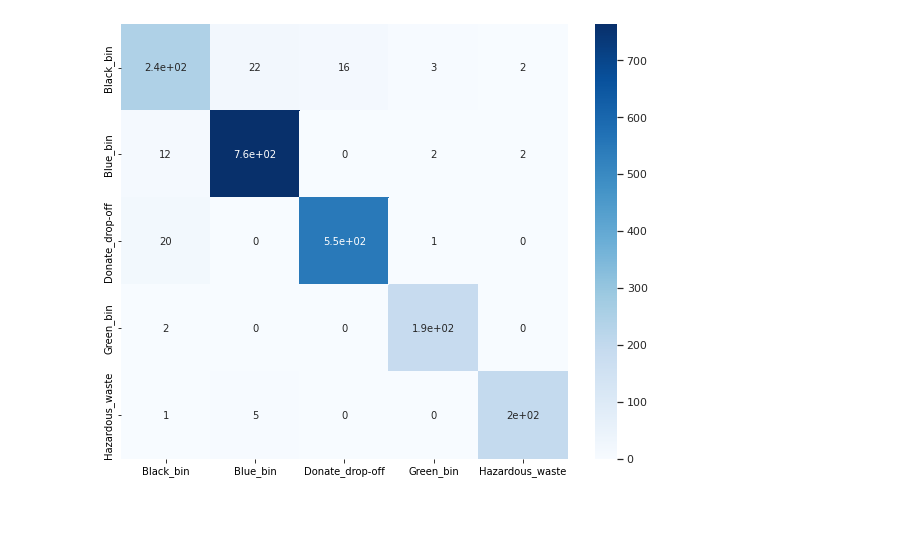
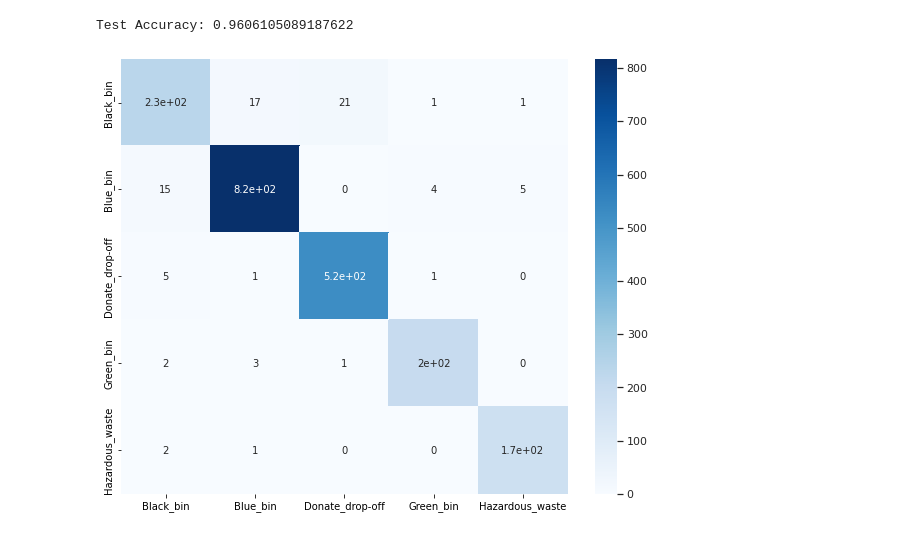
Before and after one commit to williamfrankholland/MMAI-Deep-Learning, a Jupyter notebook: colab/Waste_Classification_DenseNet121_Kevin_cat5.ipynb, the cells around one changed output. Saved outputs shown, nothing was run; the diff lists cells and outputs as text; code cells hidden in the pictures.

```diff
--- a/colab/Waste_Classification_DenseNet121_Kevin_cat5.ipynb
+++ b/colab/Waste_Classification_DenseNet121_Kevin_cat5.ipynb
@@ -44,7 +56,7 @@ Found 10157 files belonging to 5 classes.
 # %%
-# Function to create a train, val, test split from a data set object
-def get_dataset_partitions_tf(ds, ds_size, train_split=0.5, val_split=0.3, test_split=0.2, shuffle=True, shuffle_size=10000, batch_size=32):
-    assert (train_split + test_split + val_split) == 1
+# Function to create a train and val split from a data set object
+def get_dataset_partitions_tf(ds, ds_size, train_split=0.625, val_split=0.375, shuffle=True, shuffle_size=10000, batch_size=32):
+    assert (train_split + val_split) == 1
 
     if shuffle:
         # Specify seed to always have the same split distribution between runs
@@ -56,20 +68,22 @@ def get_dataset_partitions_tf(ds, ds_size, train_split=0.5, val_split=0.3, test_
 
     train_ds = ds.take(train_size).batch(batch_size)
     val_ds = ds.skip(train_size).take(val_size).batch(batch_size)
-    test_ds = ds.skip(train_size).skip(val_size).batch(batch_size)
 
-    return train_ds, val_ds, test_ds
+    return train_ds, val_ds
 # %%
 batch_size = 32
 
 # Get the data set size to calculate the right split
 # When batched this is the number of batches not item count
-batch_count = total_ds.cardinality().numpy()
+batch_count = train_val_ds.cardinality().numpy()
 print(batch_count)
 
 # Split the data into three parts
-train_ds, val_ds, test_ds = get_dataset_partitions_tf(total_ds, batch_count, train_split=0.5,
-                                                      val_split=0.3, test_split=0.2, shuffle=True, shuffle_size=10000, batch_size=batch_size)
+train_ds, val_ds = get_dataset_partitions_tf(train_val_ds, batch_count, train_split=0.625,
+                                                      val_split=0.375, shuffle=True, shuffle_size=10000, batch_size=batch_size)
+
+#set test_ds into batches
+test_ds = test_ds.batch(batch_size)
 
 # Check that the split worked
 print(train_ds.cardinality().numpy())
@@ -176,3 +194,7 @@ Epoch 20/20
+# %%
+print('Test Accuracy:',test_accuracy)
+# %% [output]
+Test Accuracy: 0.9606105089187622
 # %%
 # Extract the labels from the test data set
 Y_test_class = tf.concat([labels for images, labels in test_ds], axis=0)
@@ -191,16 +211,15 @@ import matplotlib.image as mpimg
 # Setting default fig size
 size_ = (10,8)
 # %%
-from sklearn.metrics import confusion_matrix
-
+# Generate Confusion Matrix for the 5 Classes
 cm=confusion_matrix(Y_test_class,Y_pred_class)
 df_cm = pd.DataFrame(cm, range(cm.shape[0]), range(cm.shape[1]))
-df_cm.columns = total_ds.class_names
-df_cm.index = total_ds.class_names
+df_cm.columns = train_val_ds.class_names
+df_cm.index = train_val_ds.class_names
 
 fig = plt.subplots(figsize=size_)
 sb.set(font_scale=1)
 sb.heatmap(df_cm, annot=True, annot_kws={"size": 10}, cmap="Blues") # font size
 plt.show()
 # %% [output]
-[figure, old version]
+[figure, new version]
```
Also changed, not shown: parts of 13 cells of this notebook.
